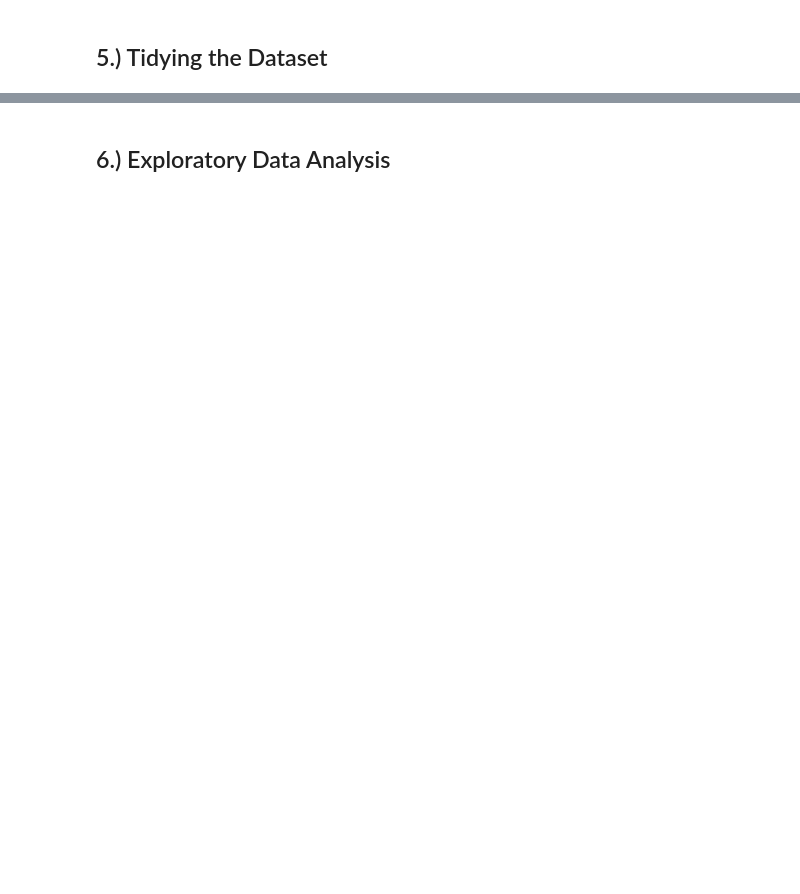
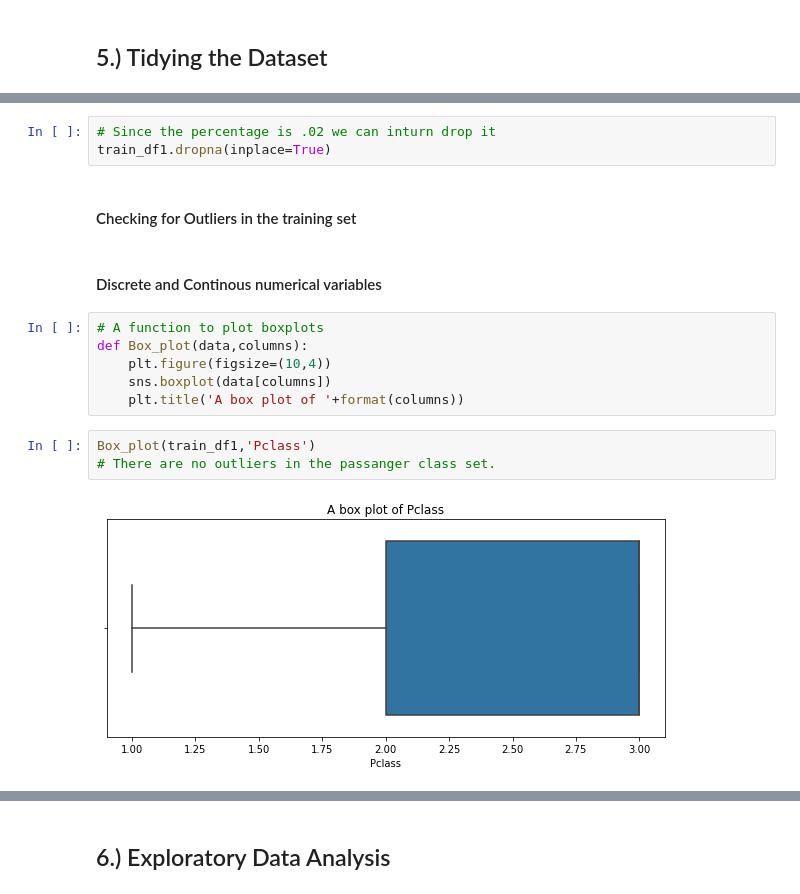
Before and after one commit to CHRISTINEMUTHEE/KNN-Naive_Bayes-_Classifier, a Jupyter notebook: KNN- Titanic Dataset.ipynb, the cells around one changed output, grey strips where cells are left out. Drawn from its saved outputs; the diff is of its cells as text; blank space fills up the shorter version.

```diff
--- a/KNN- Titanic Dataset.ipynb
+++ b/KNN- Titanic Dataset.ipynb
@@ -84,0 +275,18 @@ test_df.head()
+# %%
+# Since the percentage is .02 we can inturn drop it
+train_df1.dropna(inplace=True)
+# %% [markdown]
+#### Checking for Outliers in the training set
+# %% [markdown]
+#### Discrete and Continous numerical variables
+# %%
+# A function to plot boxplots
+def Box_plot(data,columns):
+    plt.figure(figsize=(10,4))
+    sns.boxplot(data[columns])
+    plt.title('A box plot of '+format(columns))
+# %%
+Box_plot(train_df1,'Pclass')
+# There are no outliers in the passanger class set.
+# %% [output]
+[figure, added]
```
Also changed, not shown: parts of 62 cells of this notebook, 2 other files.
